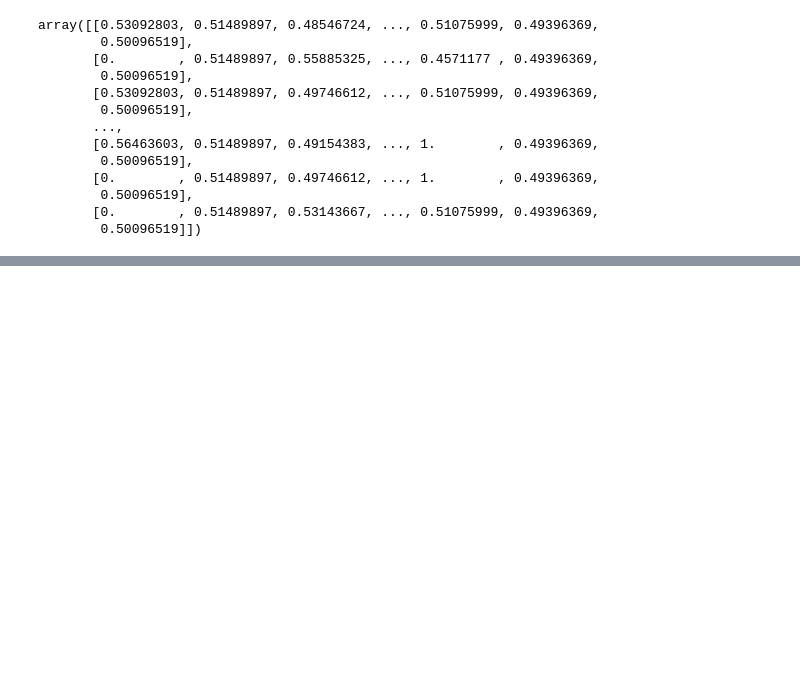
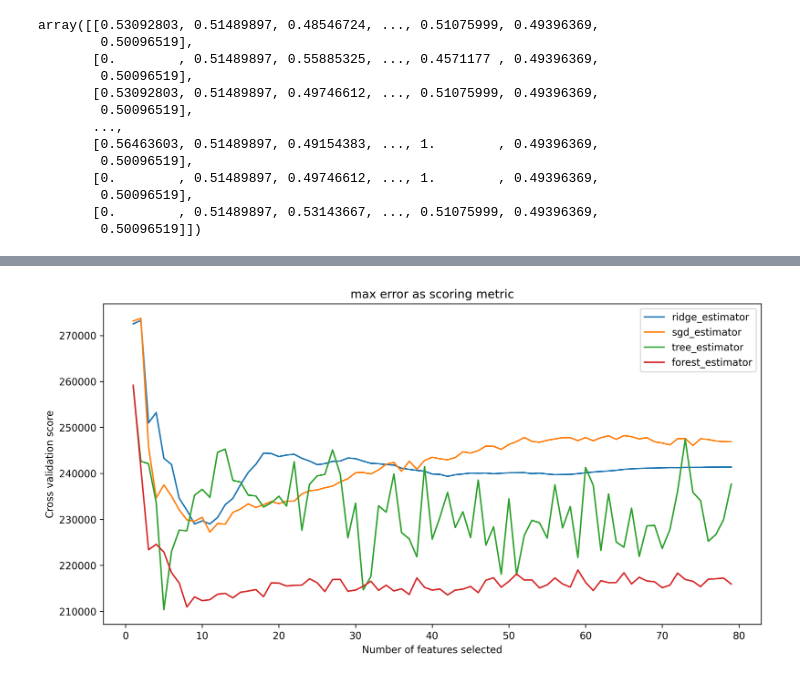
Before and after one commit to ashen007/HousePricePrediction, a Jupyter notebook: model/feature selection.ipynb, the cells around one changed output, grey strips where cells are left out. Cells and saved outputs as stored; diff of their text form; code cells hidden in the pictures; blank space fills up the shorter version.

Commit message:
max error as scoring in recursive feature elimination

```diff
--- a/model/feature selection.ipynb
+++ b/model/feature selection.ipynb
@@ -143,0 +144,14 @@ plt.show()
+# %%
+plt.figure(figsize=[12, 6], dpi=300)
+plt.title('max error as scoring metric')
+plt.xlabel("Number of features selected")
+plt.ylabel("Cross validation score")
+
+for i in range(4, 8):
+    sns.lineplot(x=list(range(1, len(rfecv[i].cv_results_['mean_test_score']) + 1)),
+                 y=rfecv[i].cv_results_['mean_test_score'],
+                 label=labels[i - 4])
+
+plt.show()
+# %% [output]
+[figure, added]
```
Also changed, not shown: parts of 1 cell of this notebook.
